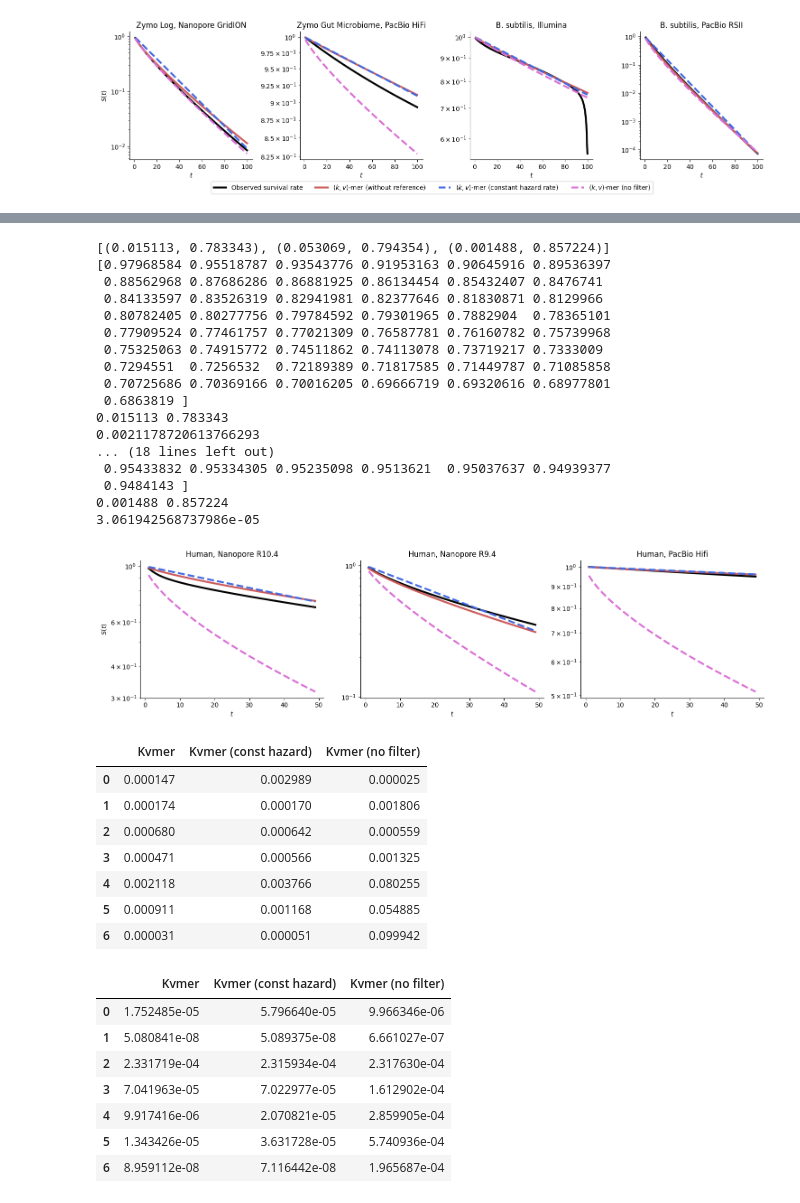
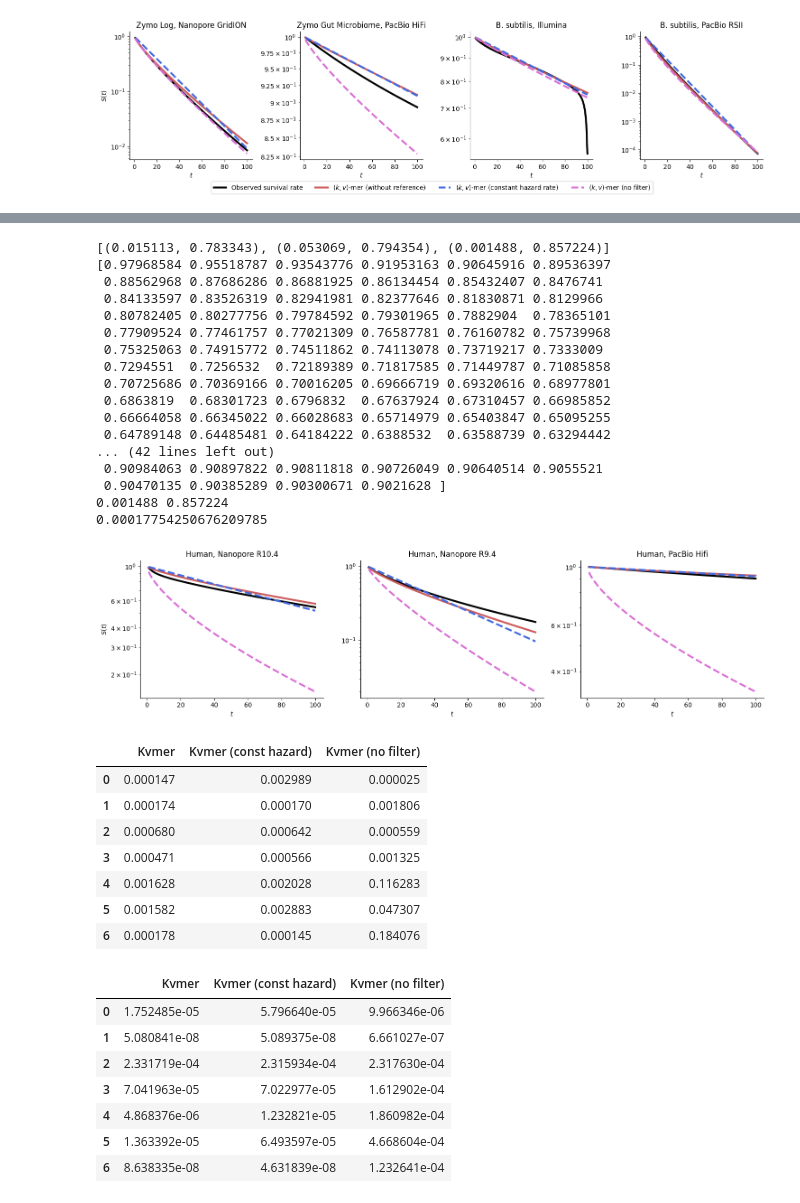
Before and after one commit to GZHoffie/skiver-test, a Jupyter notebook: experiments/ablation_study/plot_results.ipynb, the cells around one changed output, grey strips where cells are left out. Saved outputs shown, nothing was run; the diff lists cells and outputs as text; code cells hidden in the pictures.

```diff
--- a/experiments/ablation_study/plot_results.ipynb
+++ b/experiments/ablation_study/plot_results.ipynb
@@ -502,7 +493,7 @@ def estimate_survival_rate_from_weibull(a, b, k):
 # Plot in 3 separate figures, the hazard ratio and the predicted k-mer hit rate.
 # The hazard ratio is calculated by matched_kmers(k) / matched_kmers(k-1)
 font_size = 8  # Set a common font size for labels and titles
-plot_range = range(1, 50)
+plot_range = range(1, 101)
 fig, axes = plt.subplots(1, 3, figsize=(15, 4))
 axes = axes.flatten()
 
@@ -596,41 +587,41 @@ for i in range(len(kmer_hit_rate_csv)):
     axes[i].set_title(labels[i])
 
     axes[i].set_xlabel('$t$')
     if i  == 0:
         axes[i].set_ylabel('$S(t)$')
     #axes[i].legend()
     #axes[i].legend()
 
 handles, labels = axes[0].get_legend_handles_labels()
 plt.tight_layout()
 
 # Add the legend to the bottom of the figure
 #fig.legend(handles, labels, loc='lower center', ncol=6)
 #fig.subplots_adjust(bottom=0.2)
 #plt.tight_layout()
 
 
 plt.savefig("../../figures/human_ablation_study.pdf")
 #plt.ylim(0, 0.05)
 # %% [output]
 [(0.015113, 0.783343), (0.053069, 0.794354), (0.001488, 0.857224)]
 [0.97968584 0.95518787 0.93543776 0.91953163 0.90645916 0.89536397
  0.88562968 0.87686286 0.86881925 0.86134454 0.85432407 0.8476741
  0.84133597 0.83526319 0.82941981 0.82377646 0.81830871 0.8129966
  0.80782405 0.80277756 0.79784592 0.79301965 0.7882904  0.78365101
  0.77909524 0.77461757 0.77021309 0.76587781 0.76160782 0.75739968
  0.75325063 0.74915772 0.74511862 0.74113078 0.73719217 0.7333009
  0.7294551  0.7256532  0.72189389 0.71817585 0.71449787 0.71085858
  0.70725686 0.70369166 0.70016205 0.69666719 0.69320616 0.68977801
- 0.6863819 ]
-0.015113 0.783343
-0.0021178720613766293
-... (18 lines left out)
- 0.95433832 0.95334305 0.95235098 0.9513621  0.95037637 0.94939377
- 0.9484143 ]
+ 0.6863819  0.68301723 0.6796832  0.67637924 0.67310457 0.66985852
+ 0.66664058 0.66345022 0.66028683 0.65714979 0.65403847 0.65095255
+ 0.64789148 0.64485481 0.64184222 0.6388532  0.63588739 0.63294442
+... (42 lines left out)
+ 0.90984063 0.90897822 0.90811818 0.90726049 0.90640514 0.9055521
+ 0.90470135 0.90385289 0.90300671 0.9021628 ]
 0.001488 0.857224
-3.061942568737986e-05
+0.00017754250676209785
-[figure, old version]
+[figure, new version]
 # %%
 survival_rate_mise_all = pd.DataFrame(survival_rate_mise)
 survival_rate_mise_all
@@ -640,9 +631,9 @@ survival_rate_mise_all
 | 1 | 0.000174 | 0.000170 | 0.001806 |
 | 2 | 0.000680 | 0.000642 | 0.000559 |
 | 3 | 0.000471 | 0.000566 | 0.001325 |
-| 4 | 0.002118 | 0.003766 | 0.080255 |
-| 5 | 0.000911 | 0.001168 | 0.054885 |
-| 6 | 0.000031 | 0.000051 | 0.099942 |
+| 4 | 0.001628 | 0.002028 | 0.116283 |
+| 5 | 0.001582 | 0.002883 | 0.047307 |
+| 6 | 0.000178 | 0.000145 | 0.184076 |
 # %%
 hazard_rate_mise_all = pd.DataFrame(hazard_rate_mise)
 hazard_rate_mise_all
@@ -652,9 +643,9 @@ hazard_rate_mise_all
 | 1 | 5.080841e-08 | 5.089375e-08 | 6.661027e-07 |
 | 2 | 2.331719e-04 | 2.315934e-04 | 2.317630e-04 |
 | 3 | 7.041963e-05 | 7.022977e-05 | 1.612902e-04 |
-| 4 | 9.917416e-06 | 2.070821e-05 | 2.859905e-04 |
-| 5 | 1.343426e-05 | 3.631728e-05 | 5.740936e-04 |
-| 6 | 8.959112e-08 | 7.116442e-08 | 1.965687e-04 |
+| 4 | 4.868376e-06 | 1.232821e-05 | 1.860982e-04 |
+| 5 | 1.363392e-05 | 6.493597e-05 | 4.668604e-04 |
+| 6 | 8.638335e-08 | 4.631839e-08 | 1.232641e-04 |
 # %%
 weibull_results = [1 - np.exp(-weibull_fit_results[i][0]) for i in range(len(weibull_fit_results))]
 weibull_results_ref = [1 - np.exp(-weibull_fit_results_ref[i][0]) for i in range(len(weibull_fit_results_ref))]
```
Also changed, not shown: parts of 7 cells of this notebook, 2 other files.
